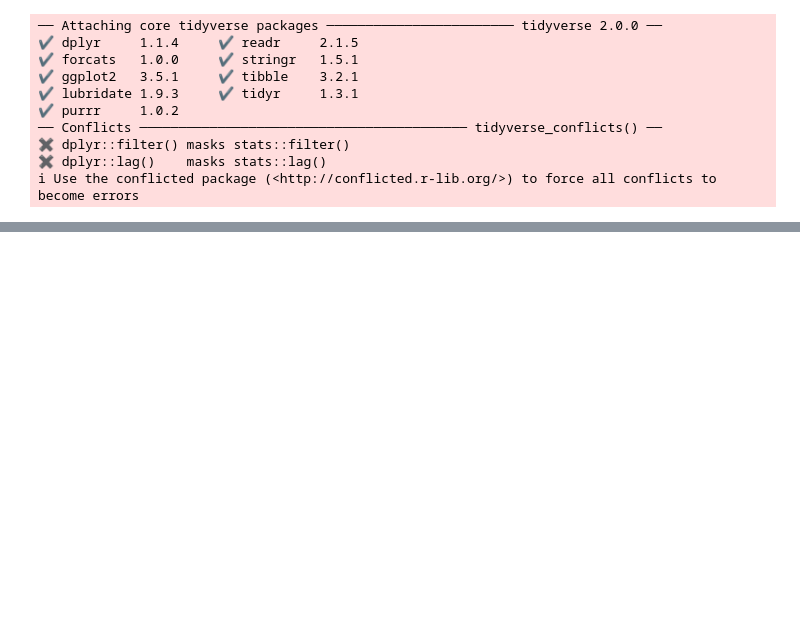
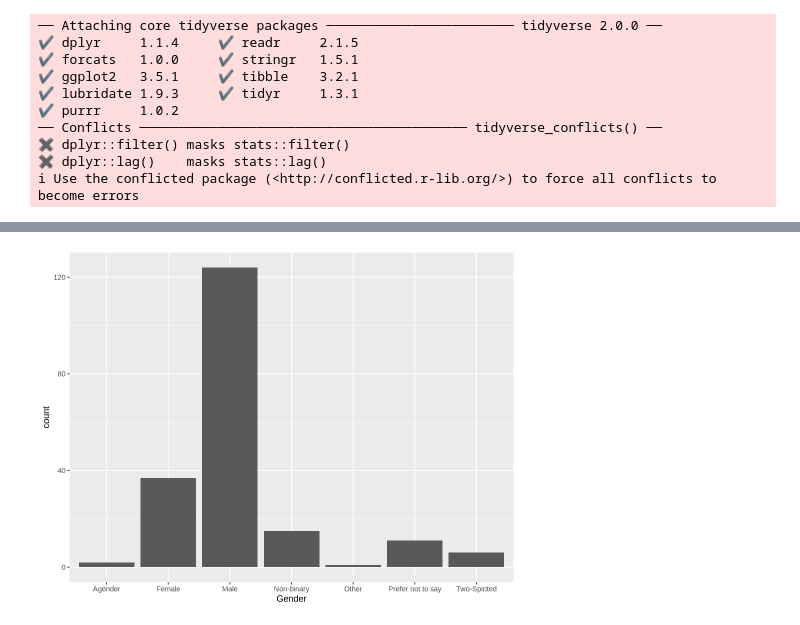
Before and after one commit to naldonymous/dsci-100-2025w1-group-33, a Jupyter notebook: project_009_33_individual.ipynb, the cells around one changed output, grey strips where cells are left out. Saved outputs shown, nothing was run; the diff lists cells and outputs as text; code cells hidden in the pictures; blank space fills up the shorter version.

```diff
--- a/project_009_33_individual.ipynb
+++ b/project_009_33_individual.ipynb
@@ -64,0 +169,8 @@ A tibble: 6 × 5
+# %%
+options(repr.plot.width = 8, repr.plot.height = 6)
+playersBarPlot <- ggplot(players, aes(x = gender)) +
+    geom_bar() +
+    labs(x = "Gender")
+playersBarPlot
+# %% [output]
+[figure, added]
```
Also changed, not shown: parts of 18 cells of this notebook.
